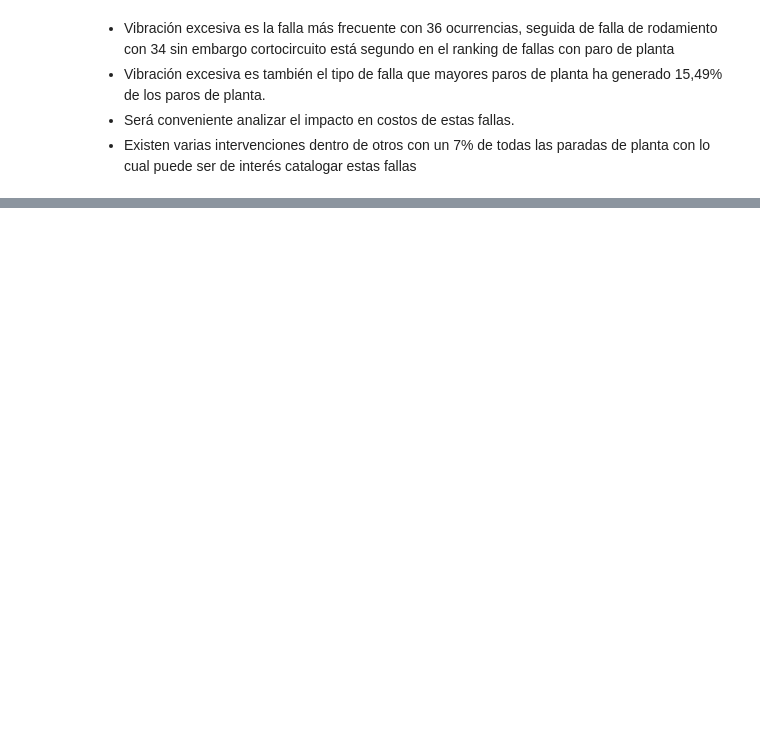
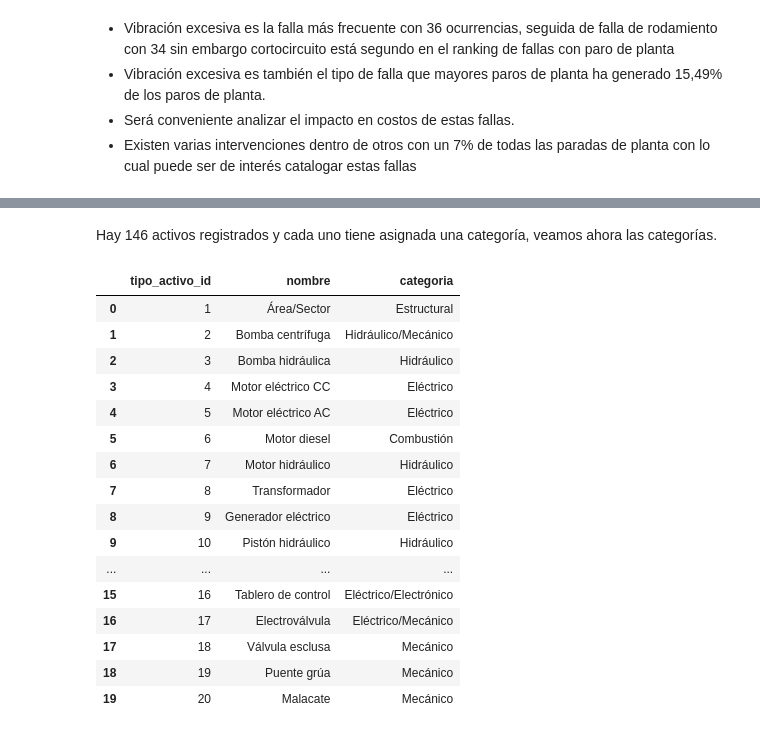
Before and after one commit to dcardone1/Maintenance_System_Analysis, a Jupyter notebook: Analysis.ipynb, the cells around one changed output, grey strips where cells are left out. Saved outputs shown, nothing was run; the diff lists cells and outputs as text; code cells hidden in the pictures; blank space fills up the shorter version.

```diff
--- a/Analysis.ipynb
+++ b/Analysis.ipynb
@@ -314,0 +349,23 @@ plt.show()
+# %% [markdown]
+Hay 146 activos registrados y cada uno tiene asignada una categoría, veamos ahora las categorías.
+# %%
+%%sql
+SELECT * FROM tipo_activo;
+# %% [output]
+|  | tipo_activo_id | nombre | categoria |
+| 0 | 1 | Área/Sector | Estructural |
+| 1 | 2 | Bomba centrífuga | Hidráulico/Mecánico |
+| 2 | 3 | Bomba hidráulica | Hidráulico |
+| 3 | 4 | Motor eléctrico CC | Eléctrico |
+| 4 | 5 | Motor eléctrico AC | Eléctrico |
+| 5 | 6 | Motor diesel | Combustión |
+| 6 | 7 | Motor hidráulico | Hidráulico |
+| 7 | 8 | Transformador | Eléctrico |
+| 8 | 9 | Generador eléctrico | Eléctrico |
+| 9 | 10 | Pistón hidráulico | Hidráulico |
+| ... | ... | ... | ... |
+| 15 | 16 | Tablero de control | Eléctrico/Electrónico |
+| 16 | 17 | Electroválvula | Eléctrico/Mecánico |
+| 17 | 18 | Válvula esclusa | Mecánico |
+| 18 | 19 | Puente grúa | Mecánico |
+| 19 | 20 | Malacate | Mecánico |
```
Also changed, not shown: parts of 15 cells of this notebook, 1 other file.
